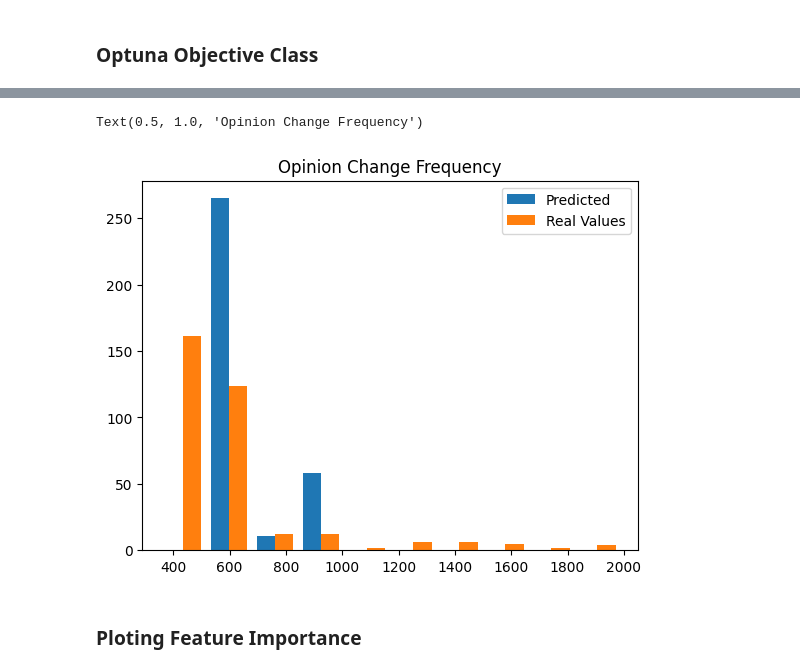
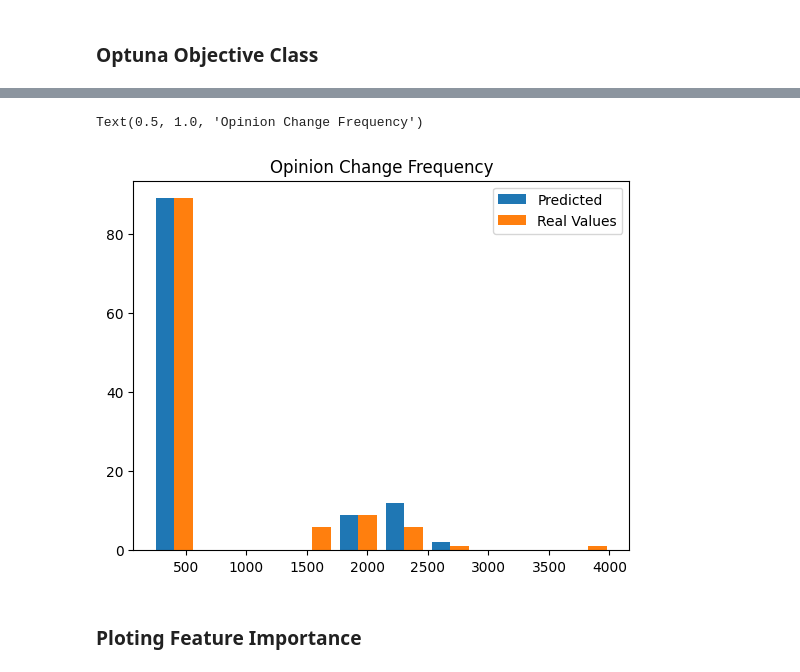
Before and after one commit to vitorfrois/SznajdNetworks, a Jupyter notebook: src/inference.ipynb, the cells around one changed output, grey strips where cells are left out. Drawn from its saved outputs; the diff is of its cells as text; code cells hidden in the pictures.

```diff
--- a/src/inference.ipynb
+++ b/src/inference.ipynb
@@ -204,2 +138,6 @@ Mean R2 Score: 0.6671583320019547 +- 0.044156263696848885
+# %%
+scaler = StandardScaler()
+scaler.fit(X_train[FEATURES])
+X_train[FEATURES] = scaler.transform(X_train[FEATURES])
 # %% [markdown]
 ### Optuna Objective Class
@@ -278,34 +245,0 @@ print('--> R2=%.3f, Param=%s' % (best_score, best_params))
-# %%
-outer_cross_validation = StratifiedKFold(n_splits=4)
-
-groups = np.array(dataset.loc[X_train.index, 'groups'])
-splits = outer_cross_validation.split(X_train, y=groups, groups=groups)
-r2_score_list = []
-
-for train_index, val_index in tqdm(splits):
-    # Divide dataset de acordo com os splits da validação cruzada
-    _X_train, _X_val = X.iloc[train_index], X.iloc[val_index]
-    _y_train, _y_val = y.iloc[train_index], y.iloc[val_index]
-
-    study = optuna.create_study(direction='maximize')
-    study.optimize(
-        Objective(
-            _X_train,
-            _y_train,
-            KFold(n_splits=5, shuffle=True, random_state=0)
-        ),
-        n_trials=30,
-    )
-
-    best_inner = study.best_value
-    best_params = study.best_params
-
-    best_model = RandomForestRegressor(**best_params)
-    best_model.fit(_X_train, _y_train)
-    y_val_pred = best_model.predict(_X_val)
-    score = r2_score(_y_val, y_val_pred)
-    r2_score_list.append(score)
-
-    print('--> R2=%.3f, Inner Estimation=%.3f, Param=%s' % (score, best_inner, best_params))
-
-print(f'Mean R2 Score: {np.mean(r2_score_list)} +- {np.std(r2_score_list)}')
@@ -385,0 +271,5 @@ Mean R2 Score: 0.05010331428055037 +- 0.8159730561489846
+# %%
+model = PoissonRegressor(**best_params, max_iter=1000).fit(X_train, y_train)
+y_test_pred = model.predict(X_test)
+score = r2_score(y_test, y_test_pred)
+print(f'R2 Score on test: {score}')
@@ -386,10 +295,10 @@ Mean R2 Score: 0.05010331428055037 +- 0.8159730561489846
 # %%
-plt.hist([y_val_pred, _y_val])
+plt.hist([y_test_pred, y_test])
 plt.legend(['Predicted', 'Real Values'])
 plt.title('Opinion Change Frequency')
 # %% [output]
 Text(0.5, 1.0, 'Opinion Change Frequency')
-[figure, old version]
+[figure, new version]
 # %% [markdown]
 ### Ploting Feature Importance
 # %%
```
Also changed, not shown: parts of 29 cells of this notebook, 1 other file.
